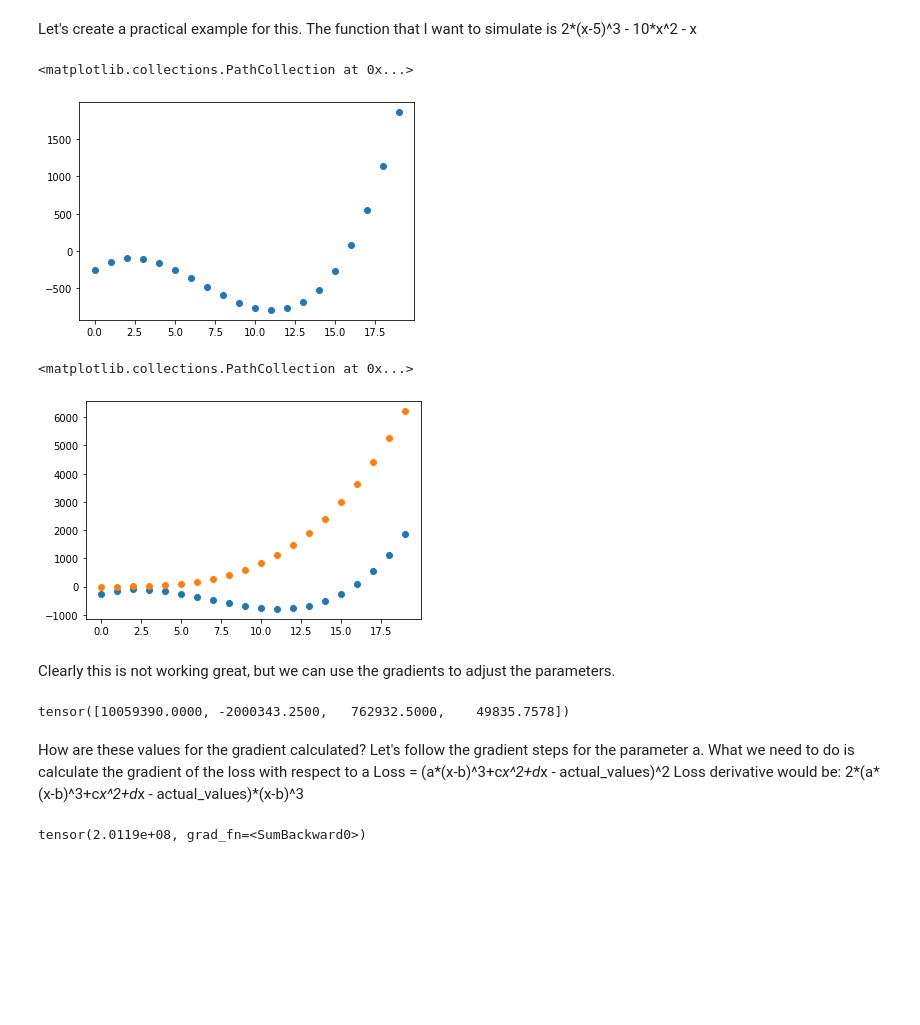
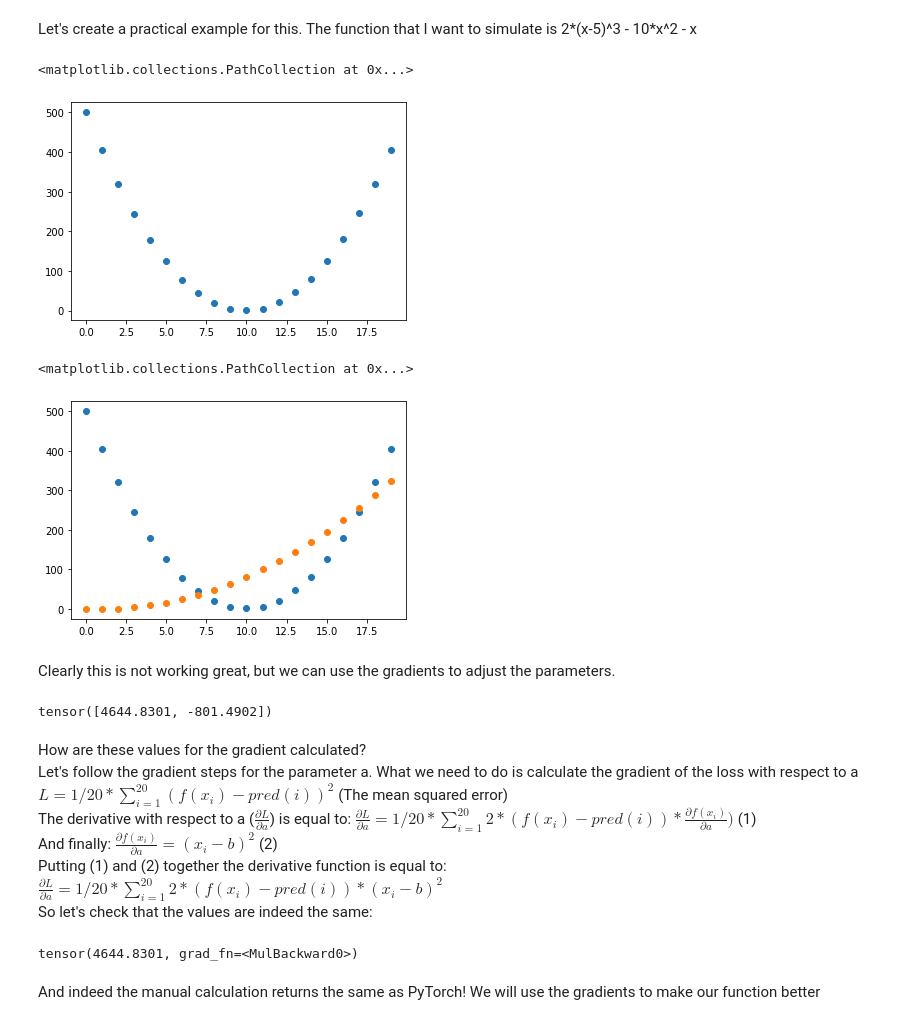
Before and after one commit to george-kan/fastai, a Jupyter notebook: Chapter_4_notes.ipynb, the cells around one changed output. Saved outputs shown, nothing was run; the diff lists cells and outputs as text; code cells hidden in the pictures; blank space fills up the shorter version.

```diff
--- a/Chapter_4_notes.ipynb
+++ b/Chapter_4_notes.ipynb
@@ -132,26 +145,26 @@ The function that we have at hand is 2*x^2 + 2*y^2 + 2*z^2 and the moment we cal
 Let's create a practical example for this. The function that I want to simulate is 2*(x-5)^3 - 10*x^2 - x
 # %%
 time = torch.arange(20).float()
-values = torch.randn(20)*2 + 2*(time-5)**3 - 10*time**2 - time
+values = torch.randn(20) + 5*(time-10)**2
 # %%
 plt.scatter(time, values)
 # %% [output]
 <matplotlib.collections.PathCollection at 0x...>
-[figure, old version]
+[figure, new version]
 # %%
-def f(t, params):
-    a, b, c, d = params
-    return(a*(t-b)**3+c*t**2+d*t)
+def f(x, params):
+    a, b = params
+    return(a*(x-b)**2)
 
 #params = torch.randn(4).requires_grad_()
-params = tensor([1., 1., 1., 1.]).requires_grad_()
+params = tensor([1., 1.]).requires_grad_()
 my_preds = f(time, params)
 
 plt.scatter(time, values)
 plt.scatter(time, to_np(my_preds))
 # %% [output]
 <matplotlib.collections.PathCollection at 0x...>
-[figure, old version]
+[figure, new version]
 # %% [markdown]
 Clearly this is not working great, but we can use the gradients to adjust the parameters.
 # %%
@@ -160,12 +173,20 @@ loss.backward()
 # %%
 params.grad
 # %% [output]
-tensor([10059390.0000, -2000343.2500,   762932.5000,    49835.7578])
+tensor([4644.8301, -801.4902])
-# %% [markdown]
-How are these values for the gradient calculated? Let's follow the gradient steps for the parameter a. What we need to do is calculate the gradient of the loss with respect to a
-Loss = (a*(x-b)^3+c*x^2+d*x - actual_values)^2
-Loss derivative would be: 2*(a*(x-b)^3+c*x^2+d*x - actual_values)*(x-b)^3
+# %% [markdown]
+How are these values for the gradient calculated?
+Let's follow the gradient steps for the parameter a. What we need to do is calculate the gradient of the loss with respect to a
+$L = 1/20*\sum_{i=1}^{20}(f(x_i) - pred(i))^2$  (The mean squared error)
+The derivative with respect to a ($\frac{\partial L}{\partial a}$) is equal to:
+$\frac{\partial L}{\partial a} = 1/20*\sum_{i=1}^{20}2*(f(x_i) - pred(i))*\frac{\partial f(x_i)}{\partial a})$  (1)
+And finally: $\frac{\partial f(x_i)}{\partial a} = (x_i-b)^2$ (2)
+Putting (1) and (2) together the derivative function is equal to:
+$\frac{\partial L}{\partial a} = 1/20*\sum_{i=1}^{20}2*(f(x_i) - pred(i))*(x_i-b)^2$
+So let's check that the values are indeed the same:
 # %%
-(2*(my_preds - values)*(time-1)**3).sum()
+1/20*(2*(f(time, params) - values)*(time-1)**2).sum()
 # %% [output]
-tensor(2.0119e+08, grad_fn=<SumBackward0>)
+tensor(4644.8301, grad_fn=<MulBackward0>)
+# %% [markdown]
+And indeed the manual calculation returns the same as PyTorch! We will use the gradients to make our function better
```
Also changed, not shown: parts of 6 cells of this notebook.
